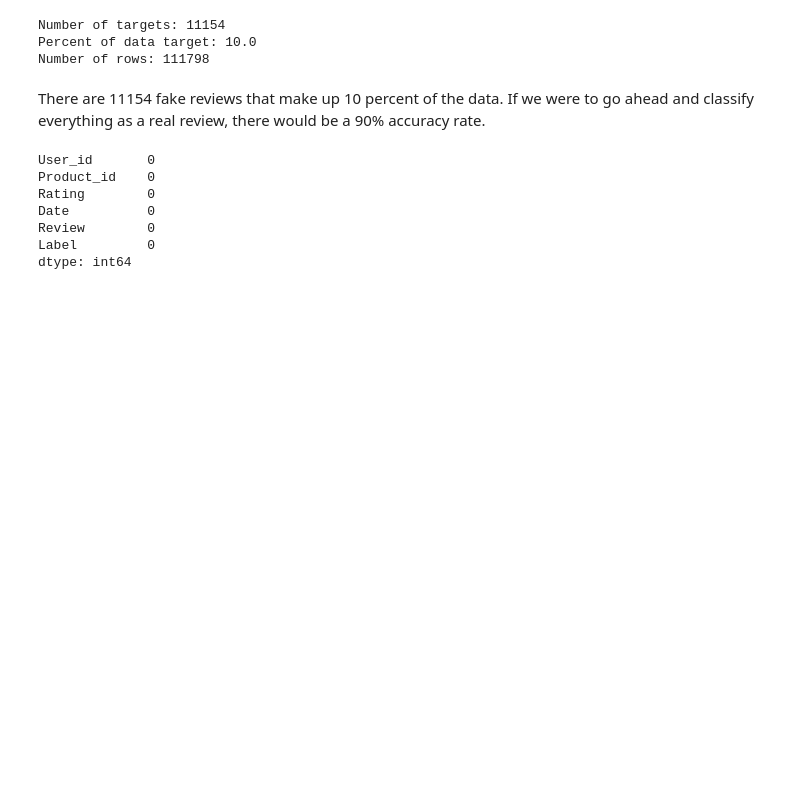
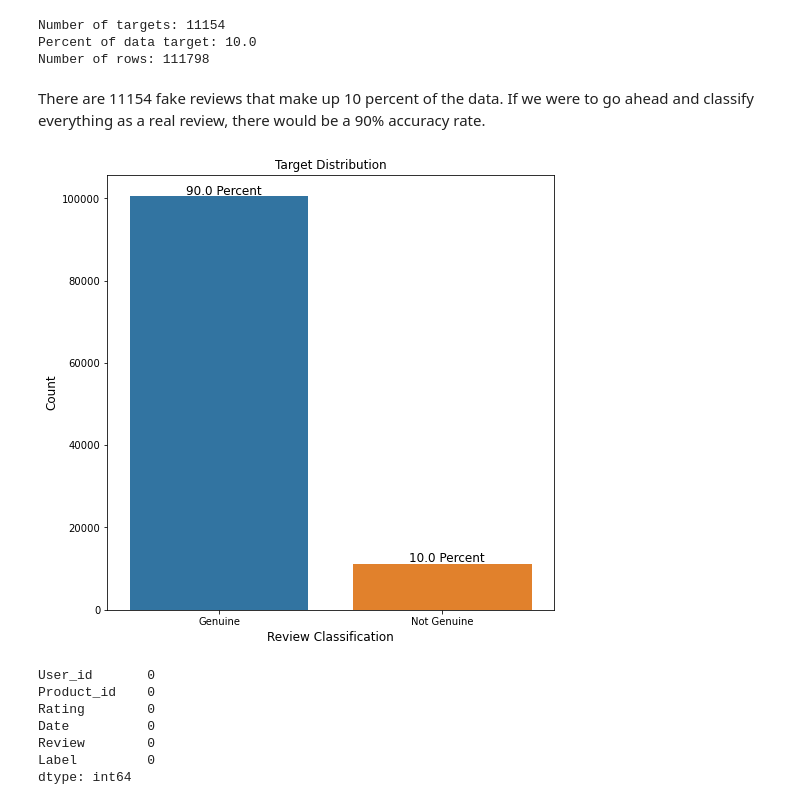
Before and after one commit to mmceld2/NLP_Fake_Reviews, a Jupyter notebook: Notebook.ipynb, the cells around one changed output. Saved outputs shown, nothing was run; the diff lists cells and outputs as text; code cells hidden in the pictures; blank space fills up the shorter version.

```diff
--- a/Notebook.ipynb
+++ b/Notebook.ipynb
@@ -4,6 +13,7 @@ import matplotlib.pyplot as plt
 # %%
 df = pd.read_csv('data/Labelled Yelp Dataset Edited.csv')
 target = len(df.loc[df['Label'] == -1])
+not_target = len(df.loc[df['Label'] == 1])
 pd.set_option ('display.max_colwidth', None)
 # %%
 print(f'''Number of targets: {target}
@@ -15,6 +25,17 @@ Percent of data target: 10.0
 Number of rows: 111798
 # %% [markdown]
 There are 11154 fake reviews that make up 10 percent of the data. If we were to go ahead and classify everything as a real review, there would be a 90% accuracy rate.
+# %%
+fig , ax = plt.subplots(figsize=(8,8))
+
+sns.barplot(x=['Genuine','Not Genuine'],y=[not_target,target])
+plt.text(0-.15,not_target+300,f'{round(not_target/(len(df)),2)*100} Percent',fontsize=12)
+plt.text(1-.15,target+500,f'{round(target/(len(df)),2)*100} Percent',fontsize=12)
+ax.set_title('Target Distribution',fontsize=12)
+ax.set_xlabel('Review Classification',fontsize=12)
+ax.set_ylabel('Count',fontsize=12);
+# %% [output]
+[figure, added]
 # %%
 df.isna().sum()
 # %% [output]
```
Also changed, not shown: parts of 23 cells of this notebook, 1 other file.
